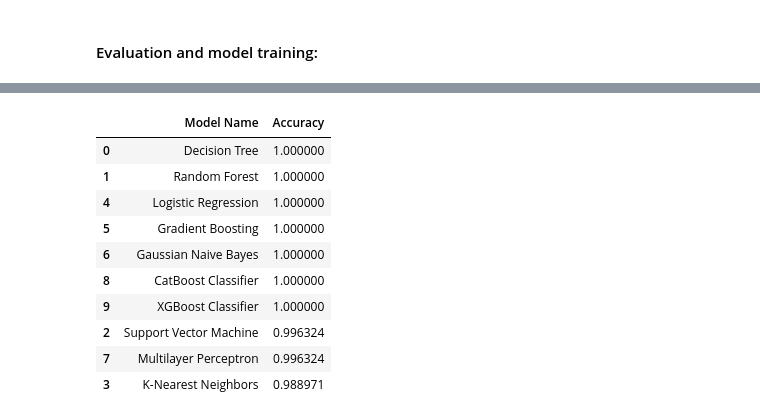
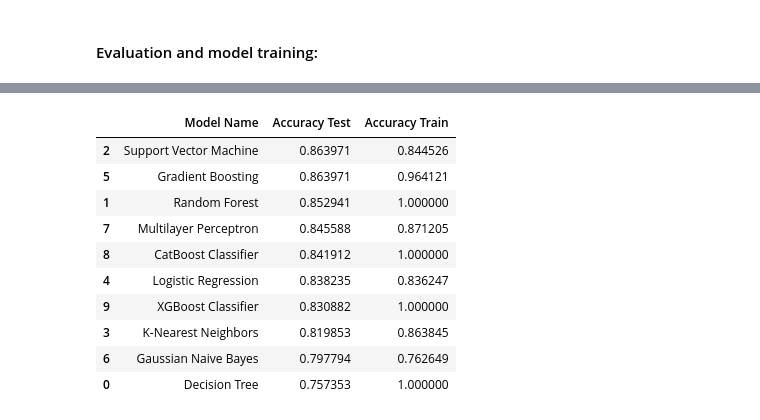
Before and after one commit to abrahamowodunni/MLOps_wine, a Jupyter notebook: research/Model research.ipynb, the cells around one changed output, grey strips where cells are left out. Saved outputs shown, nothing was run; the diff lists cells and outputs as text; code cells hidden in the pictures.

```diff
--- a/research/Model research.ipynb
+++ b/research/Model research.ipynb
@@ -84,5 +84,6 @@ from catboost import CatBoostClassifier
 from xgboost import XGBClassifier
 # %%
 df = pd.read_csv("new_df_wine.csv")
+df = df.drop('Unnamed: 0',axis = 1)
 df.head()
 # %% [output]
@@ -138,7 +128,6 @@ def train_test(df,target_column,test_size,random_state):
     y_test (Series): The target variable for testing.
     """
     X = df.drop(target_column,axis = 1)
-    X = df.drop('Unnamed: 0',axis = 1)
     y = df[target_column]
 
     X_train, X_test, y_train, y_test = train_test_split(X,y,test_size=test_size,random_state=random_state)
@@ -152,6 +164,6 @@ X_train.shape, y_test.shape
 # %%
 from sklearn.compose import ColumnTransformer
-num_features = X_train.select_dtypes(exclude="object").columns
+num_features = list(X_train.columns)
 numeric_transformer = StandardScaler()
 # %%
 preprocessor = ColumnTransformer(
@@ -207,6 +238,7 @@ models = {
 
 model_list = []
 accuracy_list = []
+_accuracy_train = []
 
 for model_name, model in models.items():
     model.fit(X_train, y_train) # Train model
@@ -237,7 +269,8 @@ for model_name, model in models.items():
     print('='*35)
     print('\n')
 
-    accuracy_list.append(model.score(X_test, y_test))
+    _accuracy_train.append(accuracy_train)
+    accuracy_list.append(accuracy_test)
 # %% [output]
 Decision Tree
 Model performance for Training set
@@ -259,17 +322,17 @@ Model performance for Test set
 # %%
-results = pd.DataFrame(list(zip(model_list, accuracy_list)),
-                       columns=['Model Name', 'Accuracy']).sort_values(by=["Accuracy"],
+results = pd.DataFrame(list(zip(model_list, accuracy_list, _accuracy_train)),
+                       columns=['Model Name', 'Accuracy Test', 'Accuracy Train']).sort_values(by=["Accuracy Test"],
                                                                        ascending=False)
 results
 # %% [output]
-|  | Model Name | Accuracy |
-| 0 | Decision Tree | 1.000000 |
-| 1 | Random Forest | 1.000000 |
-| 4 | Logistic Regression | 1.000000 |
-| 5 | Gradient Boosting | 1.000000 |
-| 6 | Gaussian Naive Bayes | 1.000000 |
-| 8 | CatBoost Classifier | 1.000000 |
-| 9 | XGBoost Classifier | 1.000000 |
-| 2 | Support Vector Machine | 0.996324 |
-| 7 | Multilayer Perceptron | 0.996324 |
-| 3 | K-Nearest Neighbors | 0.988971 |
+|  | Model Name | Accuracy Test | Accuracy Train |
+| 2 | Support Vector Machine | 0.863971 | 0.844526 |
+| 5 | Gradient Boosting | 0.863971 | 0.964121 |
+| 1 | Random Forest | 0.852941 | 1.000000 |
+| 7 | Multilayer Perceptron | 0.845588 | 0.871205 |
+| 8 | CatBoost Classifier | 0.841912 | 1.000000 |
+| 4 | Logistic Regression | 0.838235 | 0.836247 |
+| 9 | XGBoost Classifier | 0.830882 | 1.000000 |
+| 3 | K-Nearest Neighbors | 0.819853 | 0.863845 |
+| 6 | Gaussian Naive Bayes | 0.797794 | 0.762649 |
+| 0 | Decision Tree | 0.757353 | 1.000000 |
```
Also changed, not shown: parts of 23 cells of this notebook, 7 other files.
